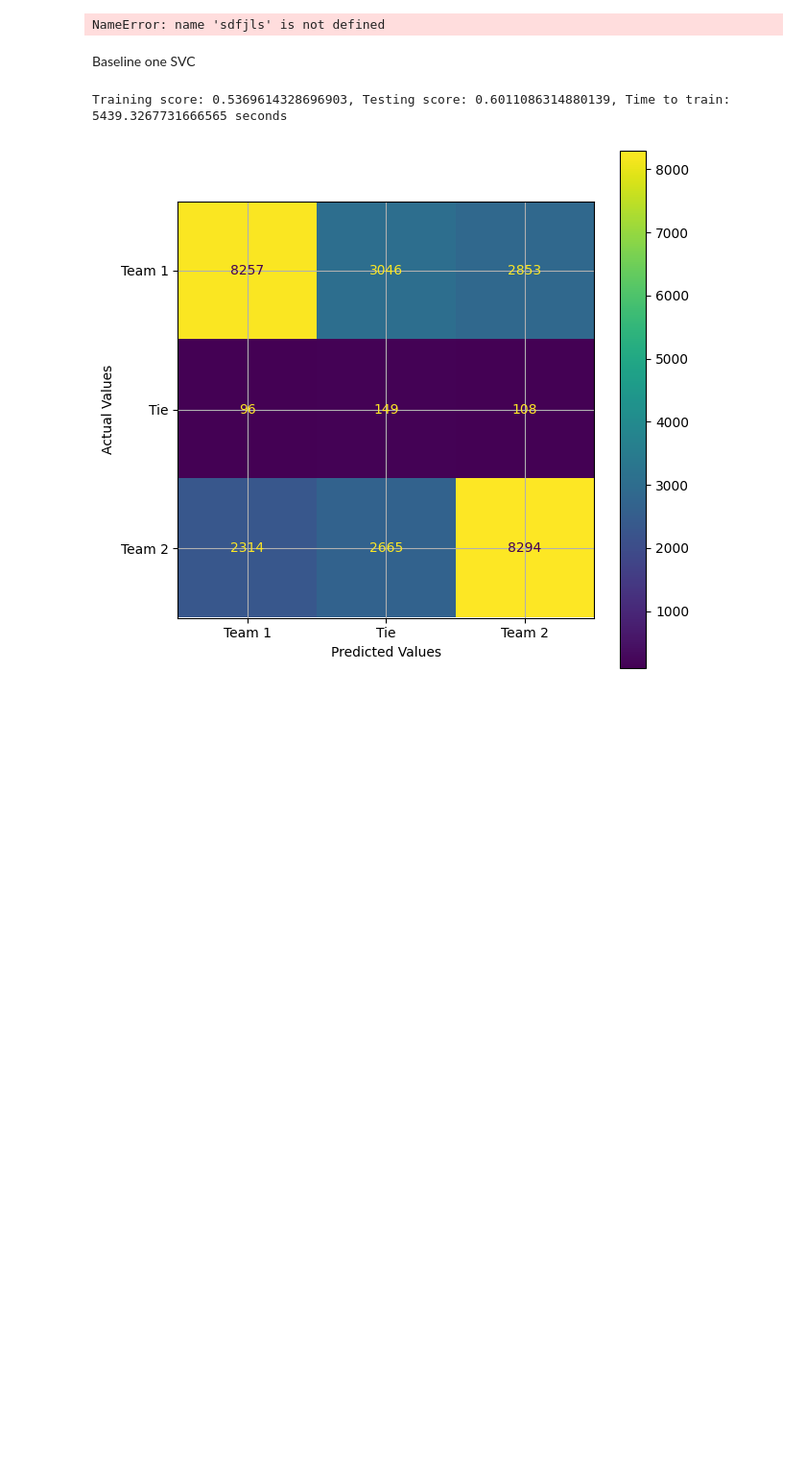
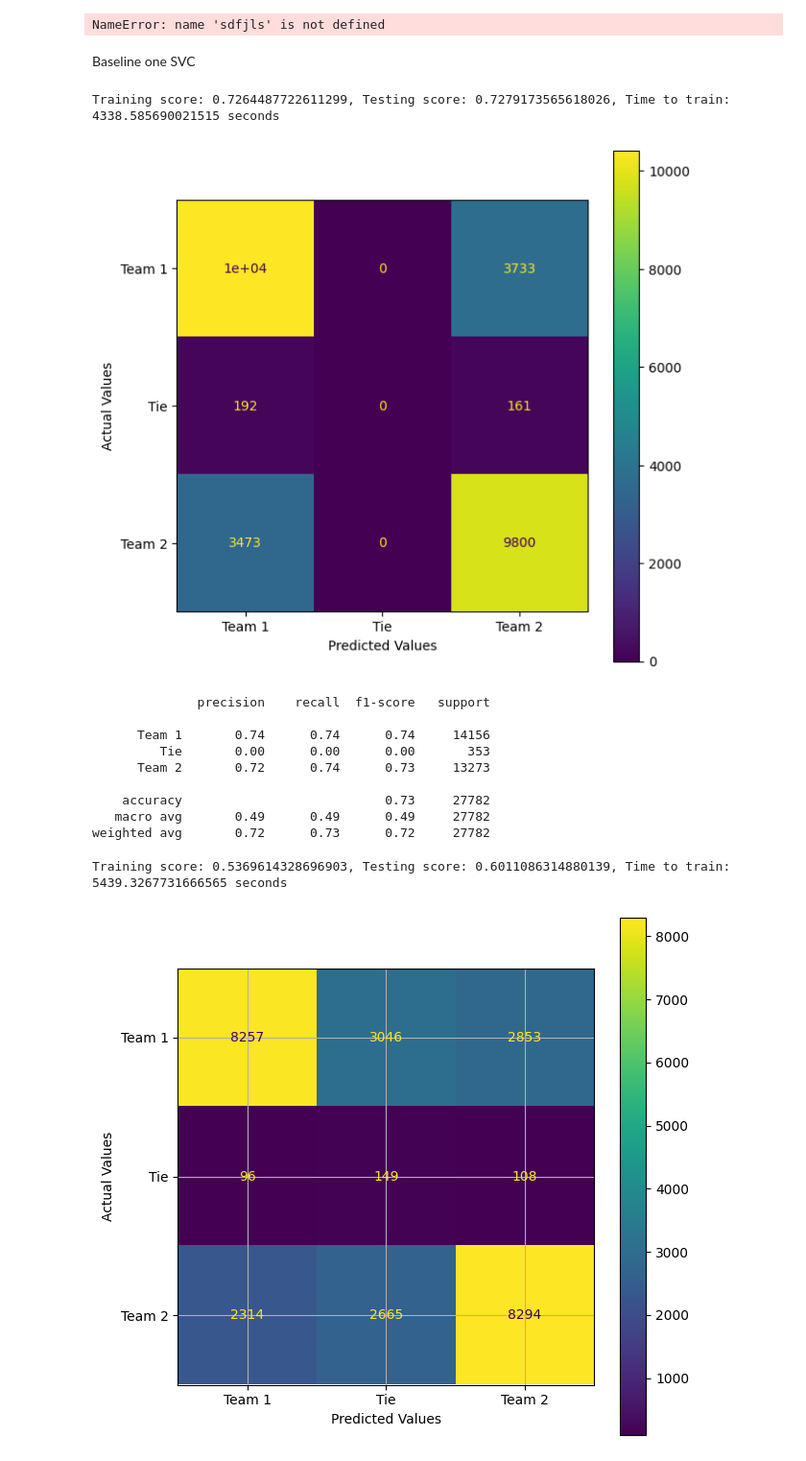
Before and after one commit to Swalke20/DLS_Project, a Jupyter notebook: SVM Model.ipynb, the cells around one changed output. Shown at 96% size. Saved outputs shown, nothing was run; the diff lists cells and outputs as text; code cells hidden in the pictures; blank space fills up the shorter version.

Commit message:
Updated accuracy print

```diff
--- a/SVM Model.ipynb
+++ b/SVM Model.ipynb
@@ -13,6 +13,14 @@ from sklearn.metrics import accuracy_score, hinge_loss, log_loss
 import matplotlib.pyplot as plt
 import seaborn as sns
 import time
+# %%
+data_train_df = pd.read_csv("data_train_csv")
+data_test_df = pd.read_csv("data_test_csv")
+data_val_df = pd.read_csv("data_val_csv")
+# %%
+dl_train_df = data_train_df[['Wickets taken', 'Remainder', 'Winner_num']]
+dl_test_df = data_test_df[['Wickets taken', 'Remainder', 'Winner_num']]
+dl_val_df = data_val_df[['Wickets taken', 'Remainder', 'Winner_num']]
 # %%
 data_mm_train_df = pd.read_csv('data_smin_mm_train_csv')
 data_mm_test_df = pd.read_csv('data_mm_test_csv')
@@ -50,6 +54,8 @@ X_mm_train_sample.shape
 X_ss_train, X_ss_test, X_ss_val, y_ss_train, y_ss_test, y_ss_val = data_format(data_ss_train_df, data_ss_test_df, data_ss_val_df, None, None)
 X_mm_train, X_mm_test, X_mm_val, y_mm_train, y_mm_test, y_mm_val = data_format(data_mm_train_df, data_mm_test_df, data_mm_val_df, None, None)
 X_log_train, X_log_test, X_log_val, y_log_train, y_log_test, y_log_val = data_format(data_log_train_df, data_log_test_df, data_log_val_df, None, None)
+# %%
+X_dl_train, X_dl_test, X_dl_val, y_dl_train, y_dl_test, y_dl_val = data_format(dl_train_df, dl_test_df, dl_val_df, None, None)
 # %% [markdown]
 SVM model
 # %%
@@ -104,6 +110,47 @@ NameError: name 'sdfjls' is not defined
 Baseline one SVC
 # %%
 labels = ['Team 1', 'Tie', 'Team 2']
+# %%
+##DL data
+
+start_time = time.time()
+
+model = SVC(kernel="linear", random_state=7)
+model.fit(X_dl_train, y_dl_train)
+
+model_train_score = model.score(X_dl_train, y_dl_train)
+model_test_score = model.score(X_dl_test, y_dl_test)
+
+end_time = time.time()
+elapsed_time = end_time - start_time
+
+print(f"Training score: {model_train_score}, Testing score: {model_test_score}, Time to train: {elapsed_time} seconds" )
+
+y_pred = model.predict(X_dl_test)
+
+cm = confusion_matrix(y_dl_test, y_pred, labels=model.classes_)
+cmd = ConfusionMatrixDisplay(confusion_matrix = cm, display_labels=labels)
+
+fig, ax = plt.subplots(figsize=(7,7))
+cmd.plot(ax=ax)
+plt.grid(False)
+plt.ylabel('Actual Values')
+plt.xlabel('Predicted Values')
+plt.show()
+
+print(classification_report(y_dl_test, y_pred, target_names=labels))
+# %% [output]
+Training score: 0.7264487722611299, Testing score: 0.7279173565618026, Time to train: 4338.585690021515 seconds
+[figure, added]
+              precision    recall  f1-score   support
+
+      Team 1       0.74      0.74      0.74     14156
+         Tie       0.00      0.00      0.00       353
+      Team 2       0.72      0.74      0.73     13273
+
+    accuracy                           0.73     27782
+   macro avg       0.49      0.49      0.49     27782
+weighted avg       0.72      0.73      0.72     27782
 # %%
 ##SS and SMOTE data
 
```
Also changed, not shown: parts of 4 cells of this notebook.
